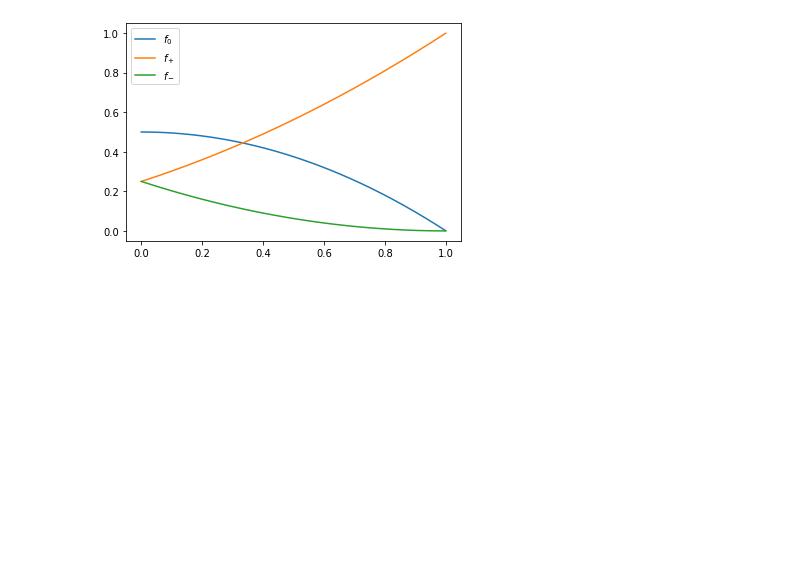
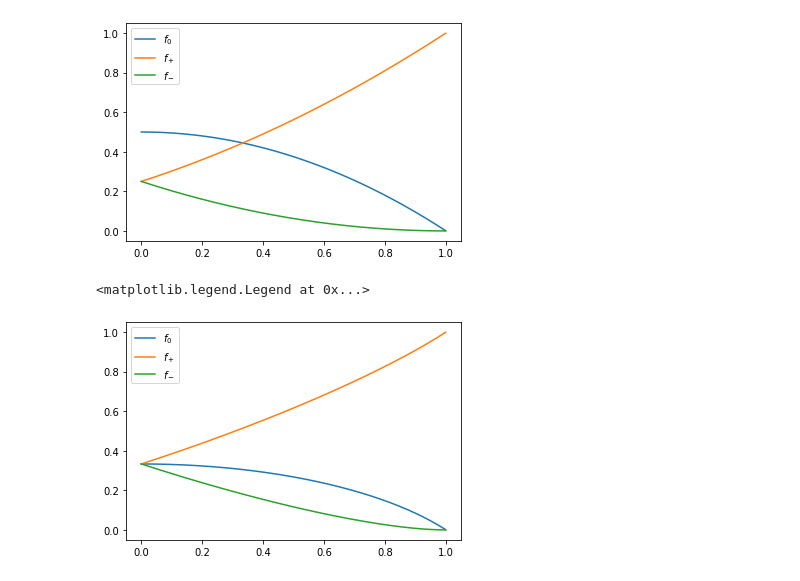
Before and after one commit to SantiagoBeltran/Tarea1TeoriaInformacion, a Jupyter notebook: FactorMultinomial.ipynb, the cells around one changed output. Drawn from its saved outputs; the diff is of its cells as text; code cells hidden in the pictures; blank space fills up the shorter version.

```diff
--- a/FactorMultinomial.ipynb
+++ b/FactorMultinomial.ipynb
@@ -213,3 +235,12 @@ plt.legend()
 # %% [output]
 <matplotlib.legend.Legend at 0x...>
 [figure]
+# %%
+plt.figure()
+plt.plot(s,1/3*(np.sqrt(4-3*s**2)-1), label=r"$f_0$")
+plt.plot(s,0.5*(1+s-1/3*(np.sqrt(4-3*s**2)-1)), label=r"$f_+$")
+plt.plot(s,0.5*(1-s-1/3*(np.sqrt(4-3*s**2)-1)), label=r"$f_-$")
+plt.legend()
+# %% [output]
+<matplotlib.legend.Legend at 0x...>
+[figure, added]
```
Also changed, not shown: parts of 4 cells of this notebook.
